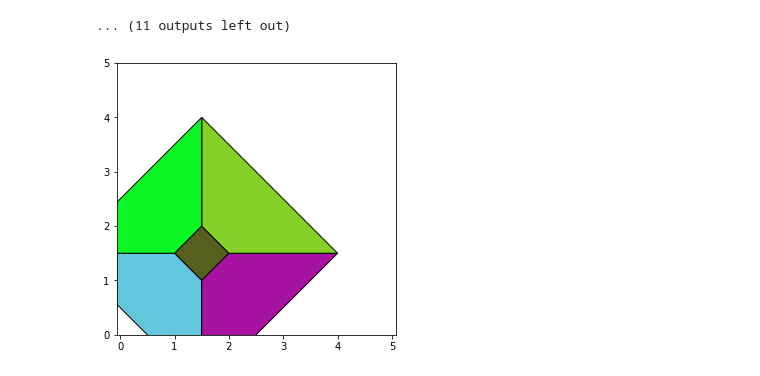
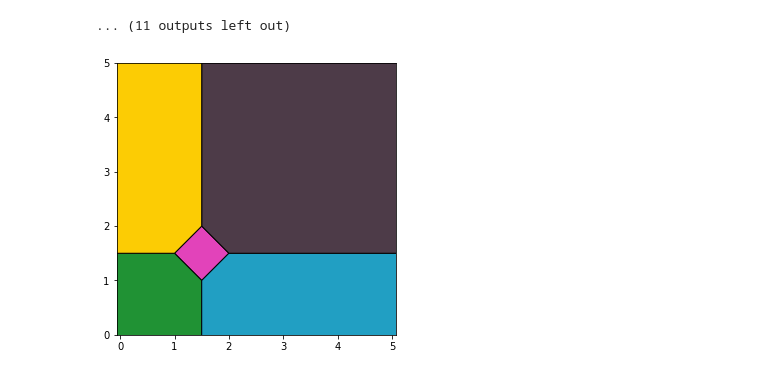
Before and after one commit to RobinTheSprite/fft-voronoi, a Jupyter notebook: fft-voronoi.ipynb, the cells around one changed output. Saved outputs shown, nothing was run; the diff lists cells and outputs as text; code cells hidden in the pictures.

Commit message:
Increase polygon radius

```diff
--- a/fft-voronoi.ipynb
+++ b/fft-voronoi.ipynb
@@ -51,30 +51,30 @@ def random_color(as_str=True, alpha=0.5):
 # %%
 from voronoi_polygons import voronoi_finite_polygons_2d
 from matplotlib.patches import Polygon
 
 vor = Voronoi([(1.5,1.5), (1,1), (2,1), (2,2), (1,2)])
 
-regions, vertices = voronoi_finite_polygons_2d(vor)
+regions, vertices = voronoi_finite_polygons_2d(vor, radius=20)
 
 polygons = []
 for reg in regions:
     polygon = vertices[reg]
     polygons.append(polygon)
 
 plt.figure(figsize=(5,5))
 ax = plt.subplot()
 
 plt.axis("equal")
 
 ax.set_xlim(0,5)
 ax.set_ylim(0,5)
 
 for poly in polygons:
         colored_cell = Polygon(poly,
                                facecolor=random_color(as_str=False, alpha=1),
                                edgecolor="black")
         ax.add_patch(colored_cell)
 
 plt.show()
 # %% [output]
-[figure, old version]
+[figure, new version]
```
